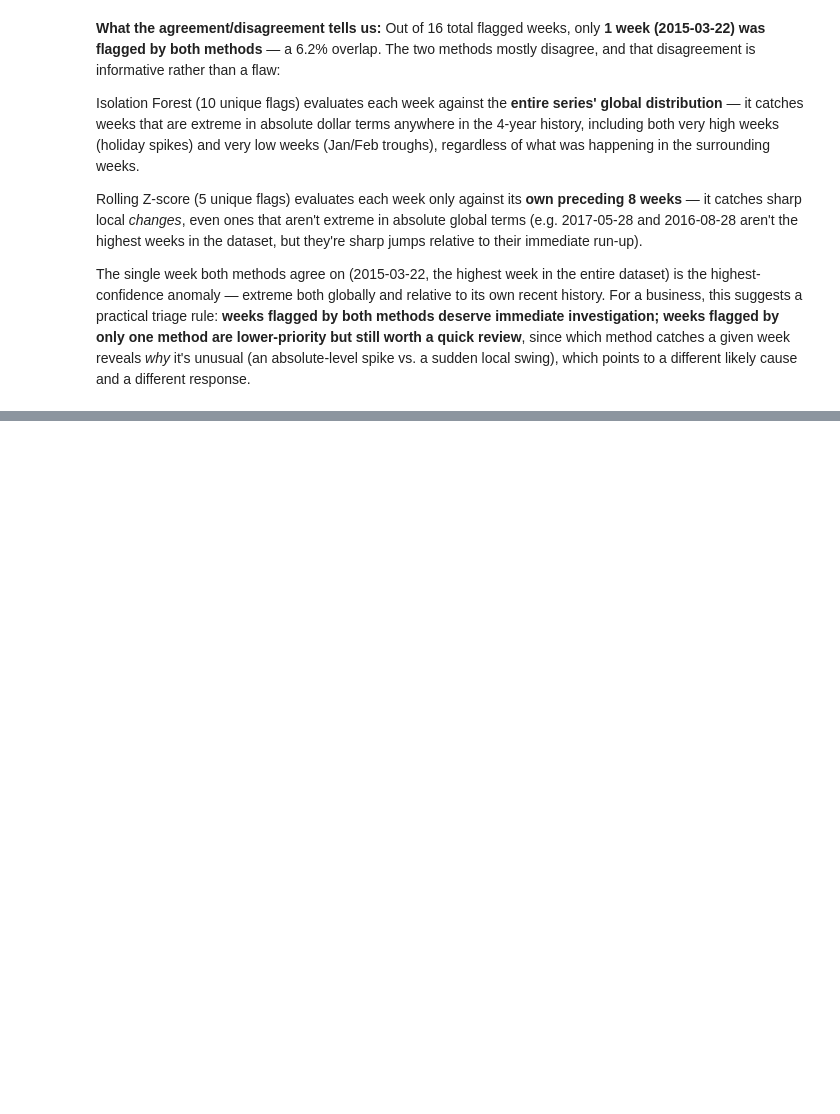
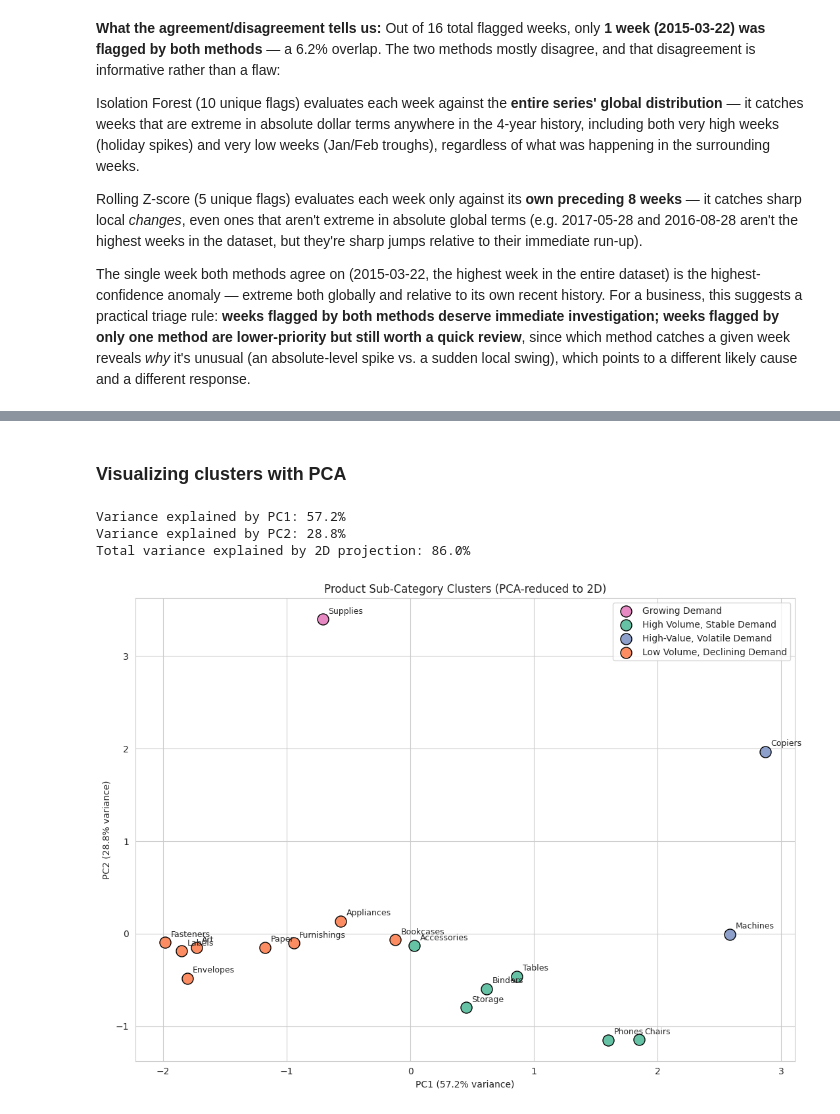
Before and after one commit to krtechie/sales-forecasting, a Jupyter notebook: analysis.ipynb, the cells around one changed output, grey strips where cells are left out. Drawn from its saved outputs; the diff is of its cells as text; code cells hidden in the pictures; blank space fills up the shorter version.

```diff
--- a/analysis.ipynb
+++ b/analysis.ipynb
@@ -1218,0 +1327,7 @@ different response.
+# %%
+# Fit final K-Means model with the chosen k=4
+optimal_k = 4
+kmeans_final = KMeans(n_clusters=optimal_k, random_state=42, n_init=10)
+cluster_features['Cluster'] = kmeans_final.fit_predict(X_scaled)
+
+cluster_features.sort_values('Cluster')
@@ -1218,0 +1443,42 @@ different response.
+# %% [markdown]
+### Visualizing clusters with PCA
+# %%
+from sklearn.decomposition import PCA
+
+# We have 4 features - reduce to 2 dimensions with PCA so we can plot the clusters on a
+# standard 2D scatter plot. PCA finds the 2 directions of greatest variance in the scaled
+# feature space, giving the best possible 2D approximation of the 4D cluster structure.
+pca = PCA(n_components=2)
+X_pca = pca.fit_transform(X_scaled)
+
+print(f"Variance explained by PC1: {pca.explained_variance_ratio_[0]*100:.1f}%")
+print(f"Variance explained by PC2: {pca.explained_variance_ratio_[1]*100:.1f}%")
+print(f"Total variance explained by 2D projection: {pca.explained_variance_ratio_.sum()*100:.1f}%")
+
+cluster_features['PC1'] = X_pca[:, 0]
+cluster_features['PC2'] = X_pca[:, 1]
+
+fig, ax = plt.subplots(figsize=(11, 8))
+palette = dict(zip(cluster_features['Cluster_Label'].unique(),
+                    plt.cm.Set2.colors[:cluster_features['Cluster_Label'].nunique()]))
+
+for label, group in cluster_features.groupby('Cluster_Label'):
+    ax.scatter(group['PC1'], group['PC2'], label=label, s=150, color=palette[label], edgecolor='black')
+
+# Annotate each point with its sub-category name for readability
+for _, row in cluster_features.iterrows():
+    ax.annotate(row['Sub-Category'], (row['PC1'], row['PC2']),
+                textcoords="offset points", xytext=(6, 6), fontsize=9)
+
+ax.set_title('Product Sub-Category Clusters (PCA-reduced to 2D)')
+ax.set_xlabel(f'PC1 ({pca.explained_variance_ratio_[0]*100:.1f}% variance)')
+ax.set_ylabel(f'PC2 ({pca.explained_variance_ratio_[1]*100:.1f}% variance)')
+ax.legend()
+plt.tight_layout()
+plt.savefig('charts/product_clusters.png', dpi=120)
+plt.show()
+# %% [output]
+Variance explained by PC1: 57.2%
+Variance explained by PC2: 28.8%
+Total variance explained by 2D projection: 86.0%
+[figure, added]
```
Also changed, not shown: parts of 14 cells of this notebook, 4 other files.
